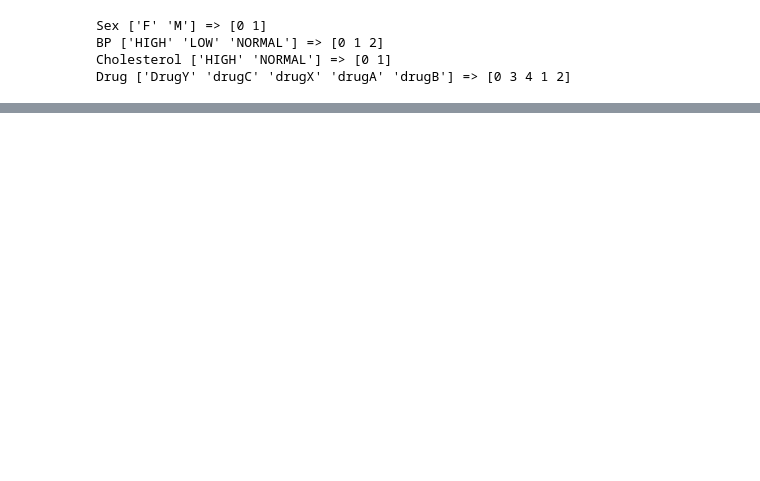
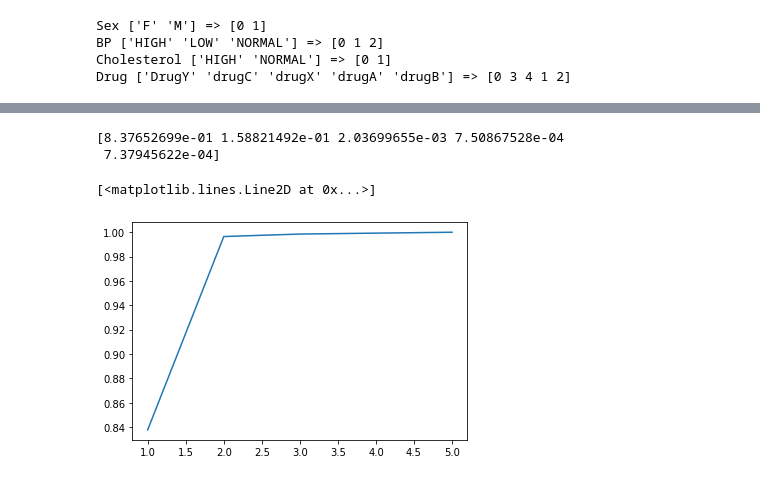
Before and after one commit to olehsamoilenko/PythonDS, a Jupyter notebook: Classification/drugs.ipynb, the cells around one changed output, grey strips where cells are left out. Saved outputs shown, nothing was run; the diff lists cells and outputs as text; code cells hidden in the pictures; blank space fills up the shorter version.

```diff
--- a/Classification/drugs.ipynb
+++ b/Classification/drugs.ipynb
@@ -159,0 +190,35 @@ Random forest confusion matrix:
+# %%
+param_grid = [
+  {'C': [1, 10, 100, 1000], 'kernel': ['linear']},
+  {'C': [1, 10, 100, 1000], 'kernel': ['rbf'], 'gamma': [1, 0.01, 0.001, 0.0001]},
+]
+
+cv = GridSearchCV(estimator=SVC(random_state=1), param_grid=param_grid)
+cv.fit(X, Y)
+
+print(cv.best_estimator_)
+print(cv.best_score_)
+# %%
+from sklearn.decomposition import PCA
+import matplotlib.pyplot as plt
+import numpy as np
+
+pca = PCA()
+pca.fit(X)
+print(pca.explained_variance_ratio_)
+# # f, ax = plt.subplots(figsize=(10,10))
+plt.plot(list(range(1, len(pca.explained_variance_ratio_) + 1)), np.cumsum(pca.explained_variance_ratio_))
+
+# np.cumsum(pca.explained_variance_ratio_)
+# print(X.shape)
+# print(pca.components_)
+# print(pca.explained_variance_)
+
+
+# projected_X = pca.fit_transform(X)
+# projected_X
+# %% [output]
+[8.37652699e-01 1.58821492e-01 2.03699655e-03 7.50867528e-04
+ 7.37945622e-04]
+[<matplotlib.lines.Line2D at 0x...>]
+[figure, added]
```
Also changed, not shown: parts of 13 cells of this notebook.
